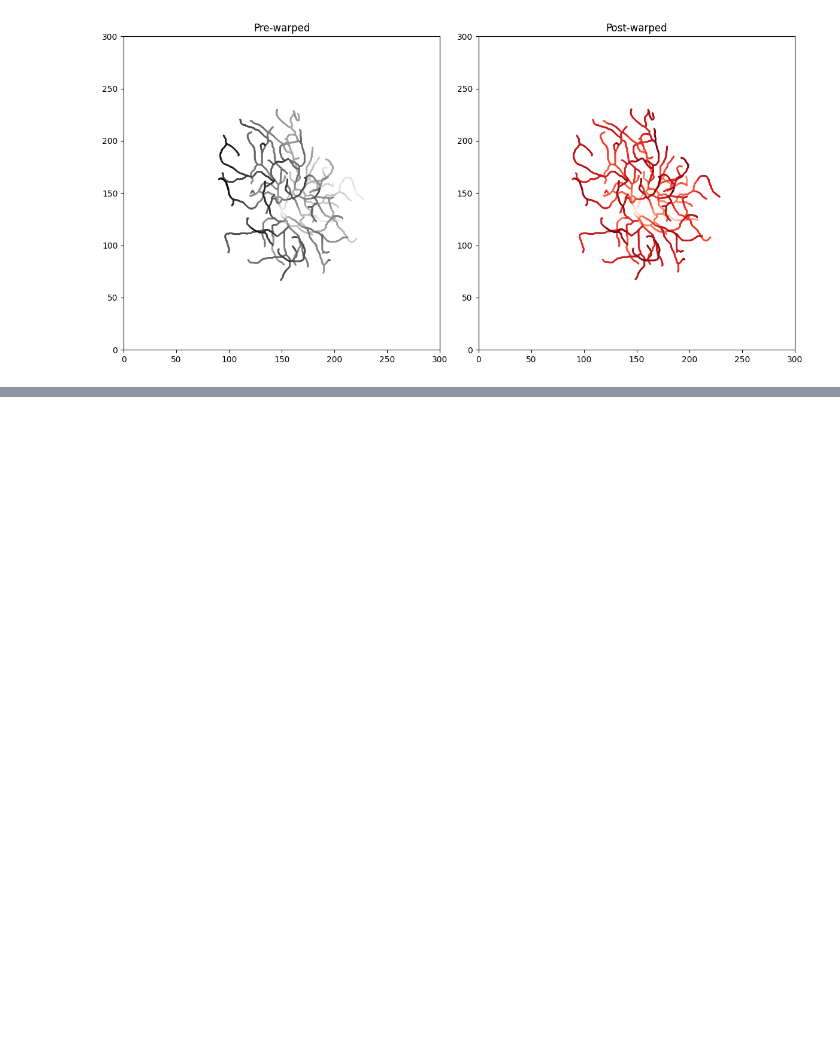
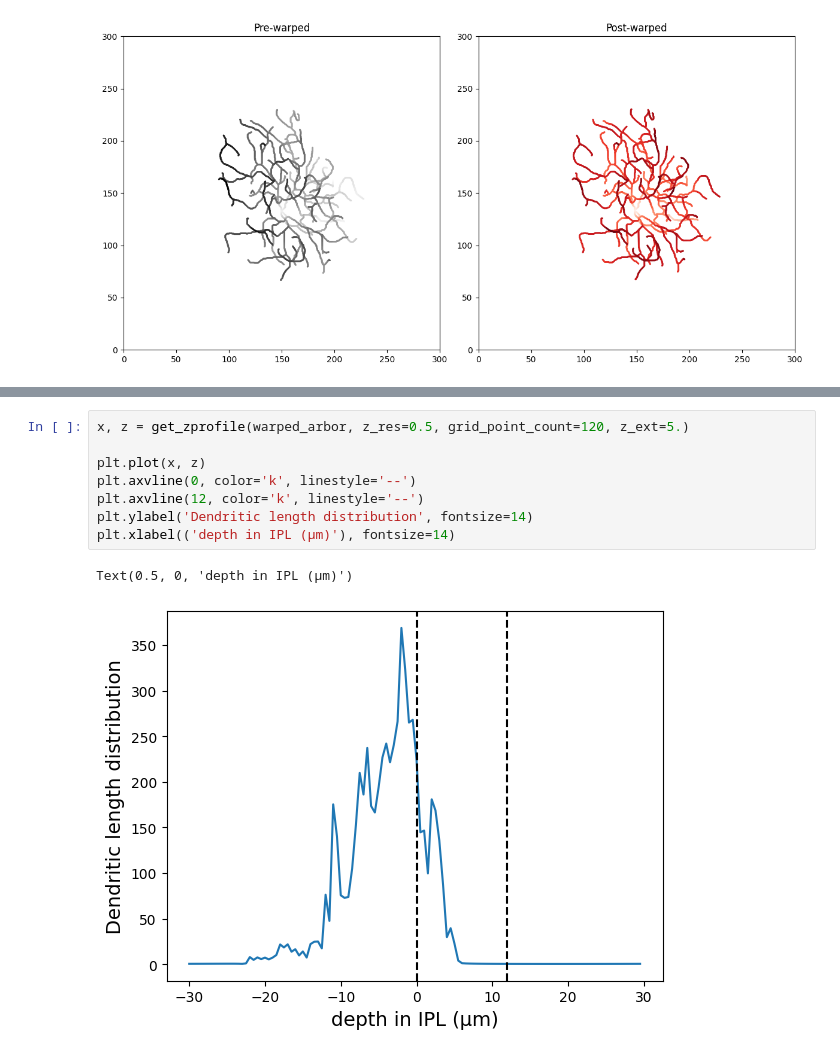
Before and after one commit to berenslab/pywarper, a Jupyter notebook: notebooks/example.ipynb, the cells around one changed output, grey strips where cells are left out. Saved outputs shown, nothing was run; the diff lists cells and outputs as text; blank space fills up the shorter version.

Commit message:
add: get_zprofile()

```diff
--- a/notebooks/example.ipynb
+++ b/notebooks/example.ipynb
@@ -142,0 +164,11 @@ fig.tight_layout()
+# %%
+x, z = get_zprofile(warped_arbor, z_res=0.5, grid_point_count=120, z_ext=5.)
+
+plt.plot(x, z)
+plt.axvline(0, color='k', linestyle='--')
+plt.axvline(12, color='k', linestyle='--')
+plt.ylabel('Dendritic length distribution', fontsize=14)
+plt.xlabel(('depth in IPL (μm)'), fontsize=14)
+# %% [output]
+Text(0.5, 0, 'depth in IPL (μm)')
+[figure, added]
```
Also changed, not shown: parts of 8 cells of this notebook, 1 other file.
